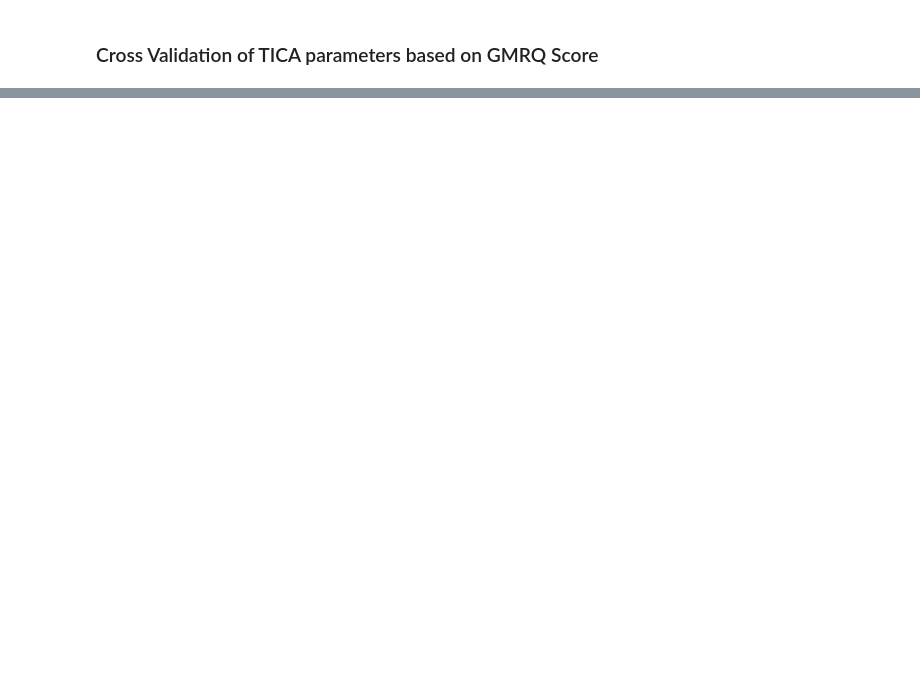
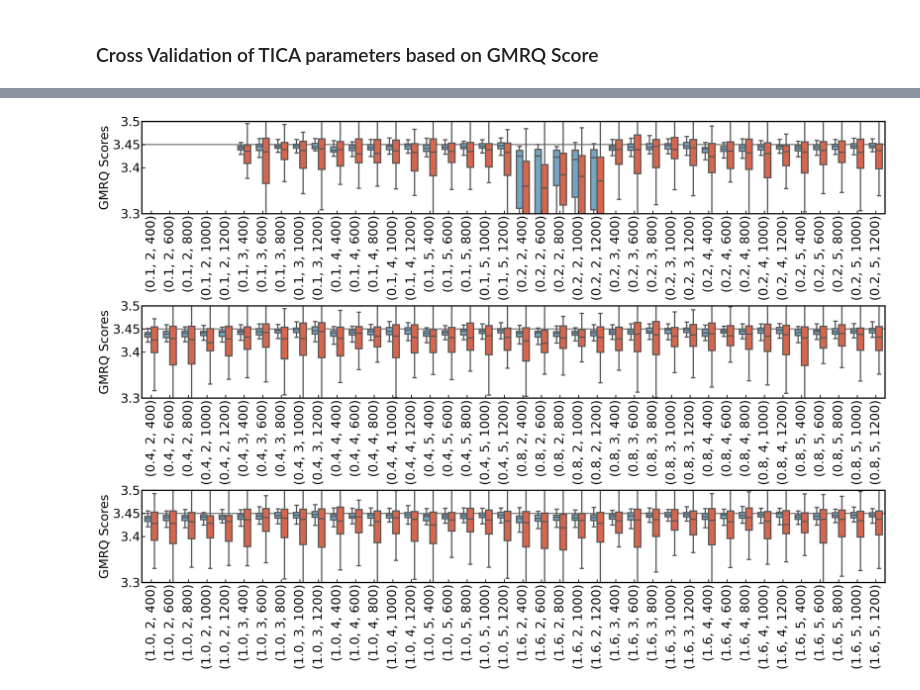
Before and after one commit to xuhuihuang/GME_tutorials, a Jupyter notebook: tutorials/alanine_dipeptide/Cross_Validation.ipynb, the cells around one changed output, grey strips where cells are left out. Drawn from its saved outputs; the diff is of its cells as text; code cells hidden in the pictures; blank space fills up the shorter version.

```diff
--- a/tutorials/alanine_dipeptide/Cross_Validation.ipynb
+++ b/tutorials/alanine_dipeptide/Cross_Validation.ipynb
@@ -136,0 +154,41 @@ plt.show()
+# %%
+file_dirs = ['./GMRQ/1lt_*.pickl', './GMRQ/2lt_*.pickl', './GMRQ/4lt_*.pickl',
+            './GMRQ/8lt_*.pickl', './GMRQ/10lt_*.pickl', './GMRQ/16lt_*.pickl']
+df_list = []
+
+for i in range(3):
+    df = pd.concat(load_pickles(file_dirs[2*i]) + load_pickles(file_dirs[2*i+1]), axis=0)
+    df['lagtime'] = df['lagtime'] * delta_t
+    df_sorted = df.sort_values(by=['lagtime','n_tics','n_clusters'])
+    df_sorted = df_sorted.reset_index(drop=True)
+    df_sorted['Model'] = df_sorted.apply(lambda row: f"({row['lagtime']}, {row['n_tics']}, {row['n_clusters']})", axis=1)
+    df_list.append(df_sorted)
+
+plt.rcParams['font.size'] = 30
+fig, axes = plt.subplots(3, 1, figsize=(32,20))
+
+pal = {'train': '#67a9cf', 'test': '#ed5736'}
+
+for i in range(len(axes)):
+    sns.boxplot(data=df_list[i], x='Model', y='score', hue='type',
+                orient="v", notch=False,
+                palette=pal, linewidth=3, width=0.7,
+                sym=".", showfliers=False, ax=axes[i])
+    axes[i].axhline(y=3.45, color='grey', linewidth=3, zorder=0)
+    axes[i].set_ylabel("GMRQ Scores")
+    axes[i].set_yticks([3.3, 3.4, 3.45, 3.5])
+    axes[i].set_yticklabels([3.3, 3.4, 3.45, 3.5])
+    axes[i].set_xlabel("")
+    axes[i].set_ylim(3.3, 3.5)
+    axes[i].legend([], frameon=False)
+    axes[i].tick_params(axis='both', direction='in', width=2, length=8)
+    axes[i].set_xticklabels(axes[i].get_xticklabels(), rotation=90)
+
+    for spine in axes[i].spines.values():
+        spine.set_linewidth(3)
+
+plt.subplots_adjust(hspace=1)
+# plt.savefig('./png/gmrq_tica_comprehensive.png', dpi=1000, bbox_inches='tight')
+plt.show()
+# %% [output]
+[figure, added]
```
Also changed, not shown: parts of 5 cells of this notebook.
